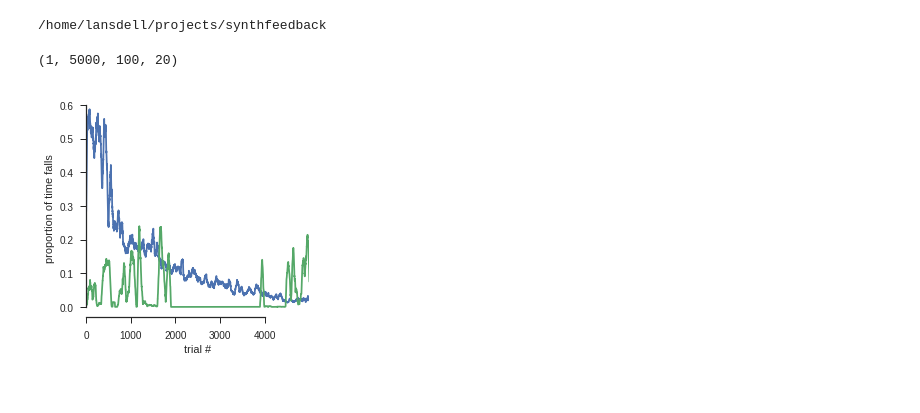
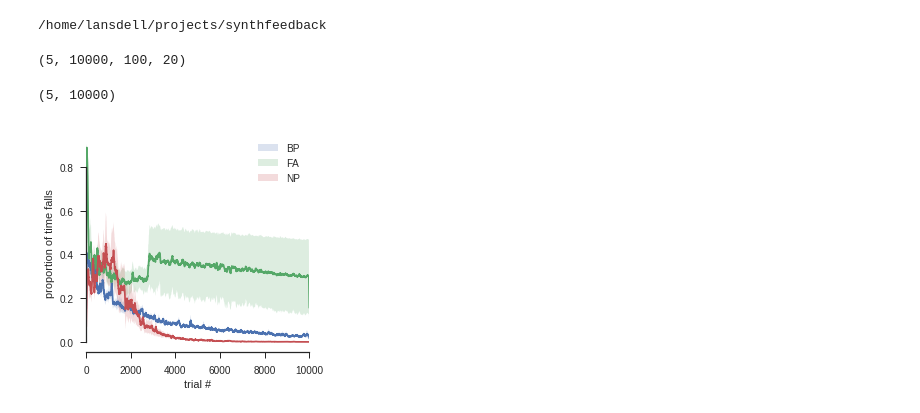
Before and after one commit to benlansdell/synthfeedback, a Jupyter notebook: notebooks/cartpole_partial_obs_results.ipynb, the cells around one changed output. Cells and saved outputs as stored; diff of their text form; code cells hidden in the pictures.

```diff
--- a/notebooks/cartpole_partial_obs_results.ipynb
+++ b/notebooks/cartpole_partial_obs_results.ipynb
@@ -377,15 +377,20 @@ cd /home/lansdell/projects/synthfeedback/
 # %%
 def smooth(y, box_pts=50):
     box = np.ones(box_pts)/box_pts
-    y_smooth = np.convolve(y, box, mode='same')
+    if len(y.shape) == 2:
+        y_smooth = y.copy()
+        for i in range(y.shape[0]):
+            y_smooth[i,:] = np.convolve(y[i,:], box, mode='same')
+    else:
+        y_smooth = np.convolve(y, box, mode='same')
     return y_smooth
 # %%
 #Load BP results
 lmbda = 5e-3
 var_xi = 0.01
 method = 'backprop'
-learning_rate = 2e-3
-N_epochs = 5000
+learning_rate = 1e-3
+N_epochs = 10000
 nB = 20
 #Load data from script
 fn_in = './experiments/cartpole_rnn_partialobs_sgdnp_delayed/%s_learning_rate_%f_lmbda_%f_varxi_%f_multipleruns.npz'%(method, learning_rate, lmbda, var_xi)
@@ -394,7 +399,7 @@ with open(fn_in, 'rb') as f:
 
 xs = data['xs']
 params = data['params']
-Nruns = 1
+Nruns = 5
 theta_d_bp = xs[:,:,:,:,:,0].reshape(Nruns, N_epochs,-1, nB)
 theta_bp = xs[:,:,:,:,:,1].reshape(Nruns, N_epochs,-1,nB)
 h_d_bp = xs[:,:,:,:,:,2].reshape(Nruns, N_epochs,-1,nB)
@@ -402,14 +407,14 @@ h_bp = xs[:,:,:,:,:,3].reshape(Nruns, N_epochs,-1,nB)
 # %%
 theta_bp.shape
 # %% [output]
-(1, 5000, 100, 20)
+(5, 10000, 100, 20)
 # %%
 #Load FA results
 lmbda = 5e-3
 var_xi = 0.01
 method = 'feedbackalignment'
-learning_rate = 2e-3
-N_epochs = 5000
+learning_rate = 1e-3
+N_epochs = 10000
 nB = 20
 #Load data from script
 fn_in = './experiments/cartpole_rnn_partialobs_sgdnp_delayed/%s_learning_rate_%f_lmbda_%f_varxi_%f_multipleruns.npz'%(method, learning_rate, lmbda, var_xi)
@@ -429,7 +434,7 @@ lmbda = 5e-3
 var_xi = 0.01
 method = 'nodepert'
 learning_rate = 1e-3
-N_epochs = 5000
+N_epochs = 10000
 nB = 20
 #Load data from script
 fn_in = './experiments/cartpole_rnn_partialobs_sgdnp/%s_learning_rate_%f_lmbda_%f_varxi_%f_multipleruns.npz'%(method, learning_rate, lmbda, var_xi)
@@ -443,31 +448,40 @@ theta_d_np = xs[:,:,:,:,:,0].reshape(Nruns, N_epochs,-1, nB)
 theta_np = xs[:,:,:,:,:,1].reshape(Nruns, N_epochs,-1,nB)
 h_d_np = xs[:,:,:,:,:,2].reshape(Nruns, N_epochs,-1,nB)
 h_np = xs[:,:,:,:,:,3].reshape(Nruns, N_epochs,-1,nB)
+# %%
+theta_bp.shape
+bp_fallrates = 1-np.mean(theta_bp[:,:,:,:]<threshold, 2)
+bp_fallrates = np.mean(bp_fallrates, 2)
+bp_fallrates.shape
+# %% [output]
+(5, 10000)
 # %%
 fig, axis = plt.subplots(1,1,figsize = (4,4))
 
 threshold = np.pi/6
 
 bp_fallrates = 1-np.mean(theta_bp[:,:,:,:]<threshold, 2)
-bp_fallrates = np.mean(bp_fallrates,0)
-bp_fallrates = smooth(np.mean(bp_fallrates,1))
+bp_fallrates = np.mean(bp_fallrates,2)
+bp_fallrates = smooth(bp_fallrates)
 
 fa_fallrates = 1-np.mean(theta_fa[:,:,:,:]<threshold, 2)
-fa_fallrates = np.mean(fa_fallrates,0)
-fa_fallrates = smooth(np.mean(fa_fallrates,1))
+fa_fallrates = np.mean(fa_fallrates,2)
+fa_fallrates = smooth(fa_fallrates)
 
-#np_fallrates = 1-np.mean(theta_np[:,:,:,:]<threshold, 2)
-#np_fallrates = np.mean(np_fallrates,0)
-#np_fallrates = smooth(np.mean(np_fallrates,1))
+np_fallrates = 1-np.mean(theta_np[:,:,:,:]<threshold, 2)
+np_fallrates = np.mean(np_fallrates,2)
+np_fallrates = smooth(np_fallrates)
 
-sns.tsplot(bp_fallrates, ax = axis, color = 'C0', ci = 95)
-sns.tsplot(fa_fallrates, ax = axis, color = 'C1', ci = 95)
-#sns.tsplot(np_fallrates, ax = axis, color = 'C2', ci = 95)
+sns.tsplot(bp_fallrates, ax = axis, color = 'C0', ci = 68)
+sns.tsplot(fa_fallrates, ax = axis, color = 'C1', ci = 68)
+sns.tsplot(np_fallrates, ax = axis, color = 'C2', ci = 68)
 
 axis.set_xlabel('trial #')
 #axis.set_yscale('log')
-#axis.set_ylim([1e-4, 1])
+axis.legend(['BP', 'FA', 'NP'])
+axis.set_xlim([0, 10000])
 axis.set_ylabel('proportion of time falls')
 sns.despine(trim=True)
+plt.savefig('./figures/cartpole_partialobs_results_delayed.pdf')
 # %% [output]
-[figure, old version]
+[figure, new version]
```
Also changed, not shown: 13 other files.
